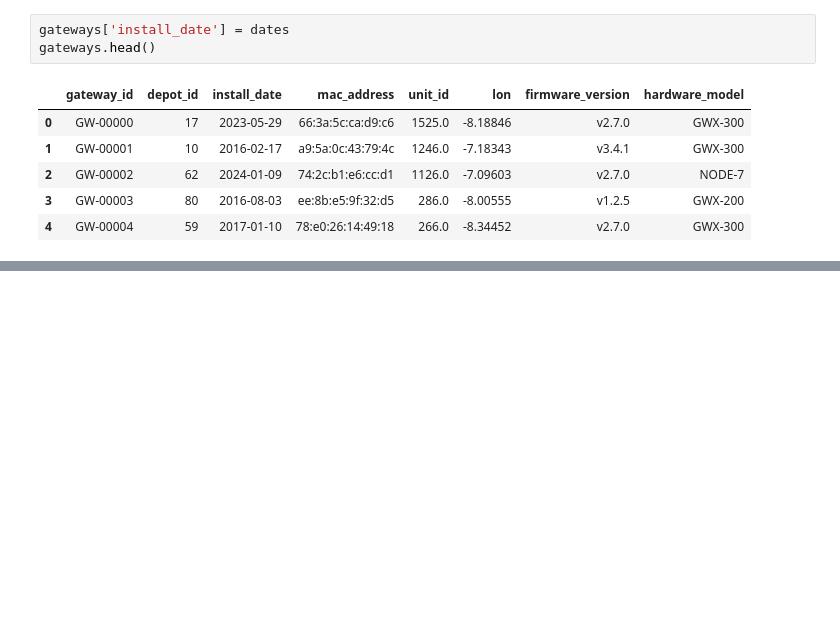
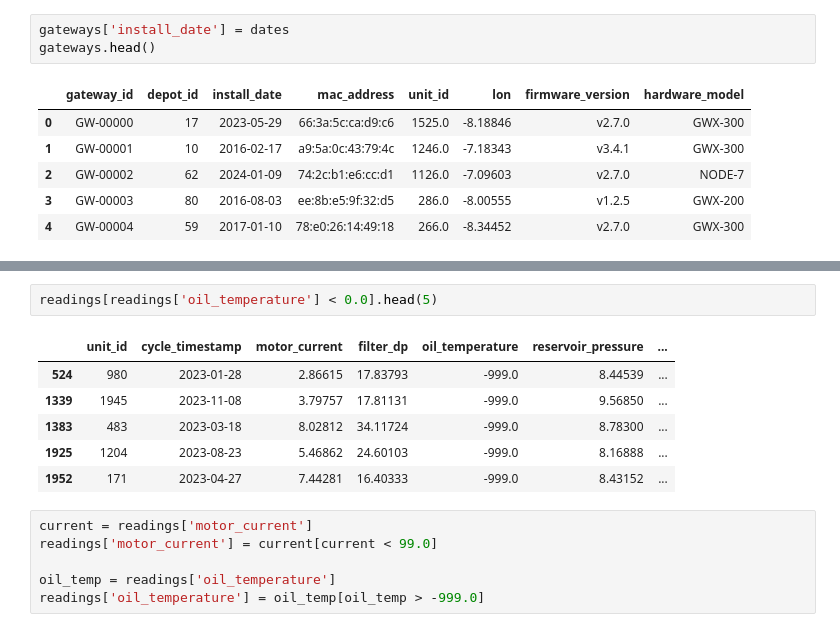
Before and after one commit to tancop/iau-projekt, a Jupyter notebook: main.ipynb, the cells around one changed output, grey strips where cells are left out. Cells and saved outputs as stored; diff of their text form; blank space fills up the shorter version.

```diff
--- a/main.ipynb
+++ b/main.ipynb
@@ -485,0 +499,15 @@ gateways.head()
+# %%
+readings[readings['oil_temperature'] < 0.0].head(5)
+# %% [output]
+|  | unit_id | cycle_timestamp | motor_current | filter_dp | oil_temperature | reservoir_pressure | ... |
+| 524 | 980 | 2023-01-28 | 2.86615 | 17.83793 | -999.0 | 8.44539 | ... |
+| 1339 | 1945 | 2023-11-08 | 3.79757 | 17.81131 | -999.0 | 9.56850 | ... |
+| 1383 | 483 | 2023-03-18 | 8.02812 | 34.11724 | -999.0 | 8.78300 | ... |
+| 1925 | 1204 | 2023-08-23 | 5.46862 | 24.60103 | -999.0 | 8.16888 | ... |
+| 1952 | 171 | 2023-04-27 | 7.44281 | 16.40333 | -999.0 | 8.43152 | ... |
+# %%
+current = readings['motor_current']
+readings['motor_current'] = current[current < 99.0]
+
+oil_temp = readings['oil_temperature']
+readings['oil_temperature'] = oil_temp[oil_temp > -999.0]
```
Also changed, not shown: parts of 5 cells of this notebook.
